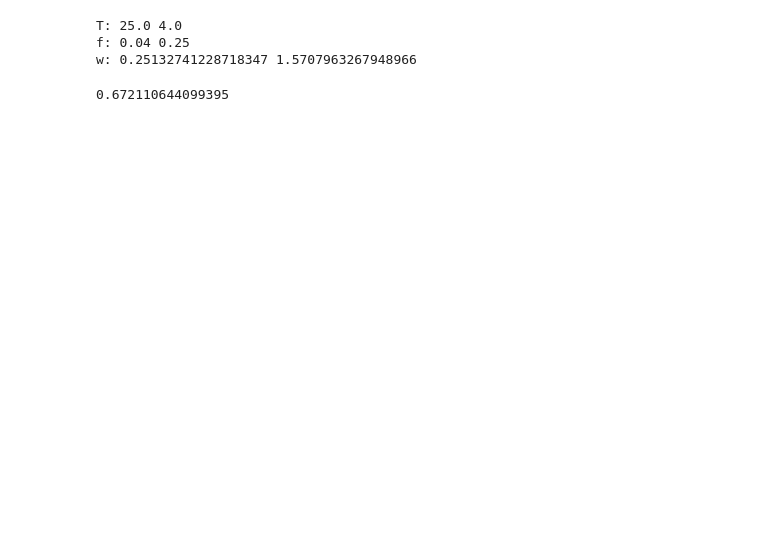
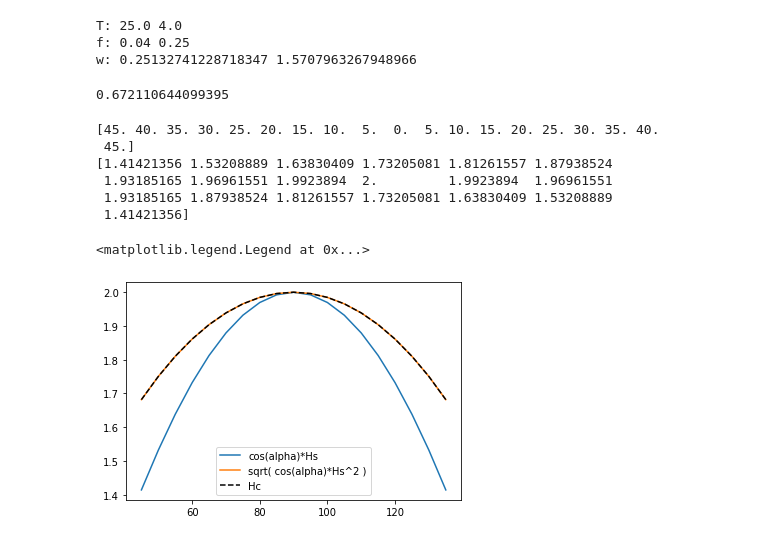
Before and after one commit to csherwood-usgs/runup, a Jupyter notebook: test_runup_funcs.ipynb, the cells around one changed output. Drawn from its saved outputs; the diff is of its cells as text; code cells hidden in the pictures; blank space fills up the shorter version.

```diff
--- a/test_runup_funcs.ipynb
+++ b/test_runup_funcs.ipynb
@@ -58,3 +58,29 @@ R2IPA = two_slope_IPA_free(Ess, f, df, beta_f, beta_eff)
 print(R2IPA)
 # %% [output]
 0.672110644099395
+# %%
+
+paz = 90.
+dang = 5.
+T = 10.
+Hs = 2.
+wdir = np.arange(45.,135.+dang,dang)
+alp = np.abs(paz-wdir)
+print(alp)
+ns = np.sqrt( np.cos(np.deg2rad(alp))*Hs**2 )
+n = np.cos(np.deg2rad(alp))*Hs
+Hc = ang_corr(Hs, wdir, paz)
+print(n)
+plt.plot(wdir,n,label='cos(alpha)*Hs')
+plt.plot(wdir, ns,label='sqrt( cos(alpha)*Hs^2 )')
+plt.plot(wdir, Hc, '--k', label='Hc')
+plt.legend()
+# %% [output]
+[45. 40. 35. 30. 25. 20. 15. 10.  5.  0.  5. 10. 15. 20. 25. 30. 35. 40.
+ 45.]
+[1.41421356 1.53208889 1.63830409 1.73205081 1.81261557 1.87938524
+ 1.93185165 1.96961551 1.9923894  2.         1.9923894  1.96961551
+ 1.93185165 1.87938524 1.81261557 1.73205081 1.63830409 1.53208889
+ 1.41421356]
+<matplotlib.legend.Legend at 0x...>
+[figure, added]
```
Also changed, not shown: parts of 8 cells of this notebook, 2 other files.
